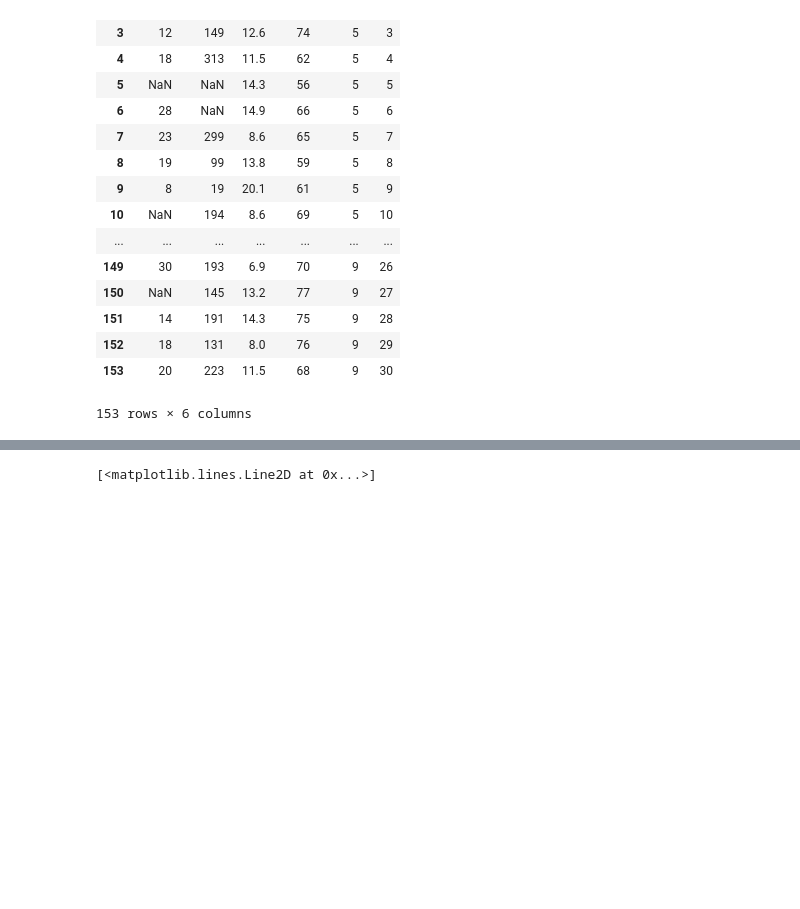
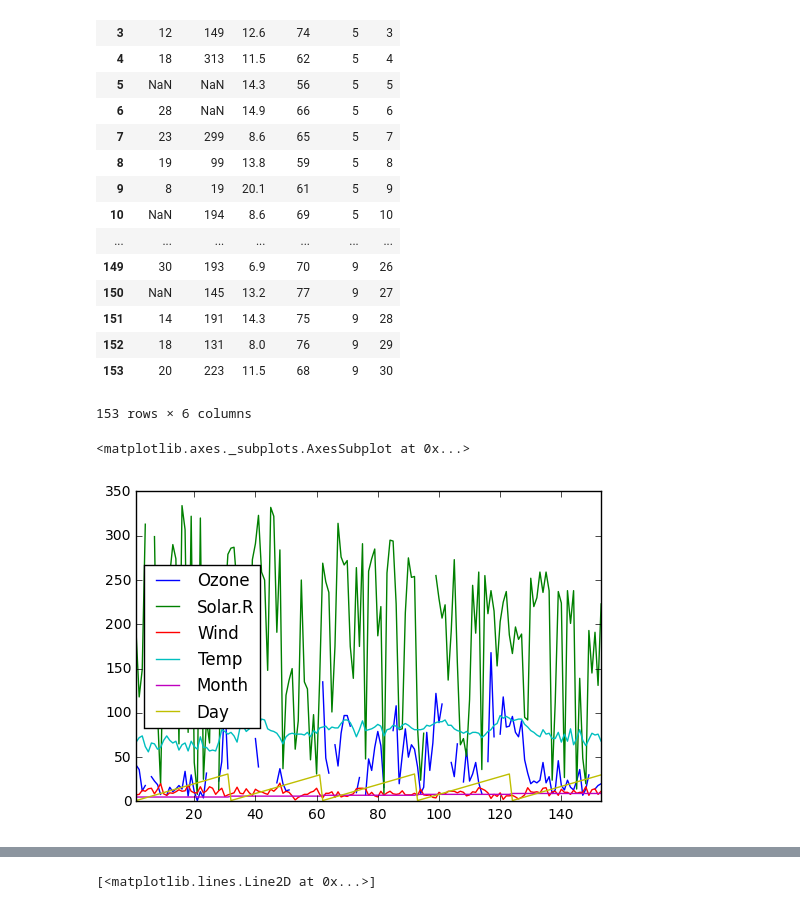
Before and after one commit to maskot1977/ipython_notebook, a Jupyter notebook: 折れ線グラフ.ipynb, the cells around one changed output, grey strips where cells are left out. Drawn from its saved outputs; the diff is of its cells as text; code cells hidden in the pictures; blank space fills up the shorter version.

```diff
--- a/折れ線グラフ.ipynb
+++ b/折れ線グラフ.ipynb
@@ -43,3 +43,9 @@ df1
 | 152 | 18 | 131 | 8.0 | 76 | 9 | 29 |
 | 153 | 20 | 223 | 11.5 | 68 | 9 | 30 |
 153 rows × 6 columns
+# %%
+# 折れ線グラフを作成する
+df1.plot()
+# %% [output]
+<matplotlib.axes._subplots.AxesSubplot at 0x...>
+[figure, added]
```
Also changed, not shown: parts of 3 cells of this notebook.
